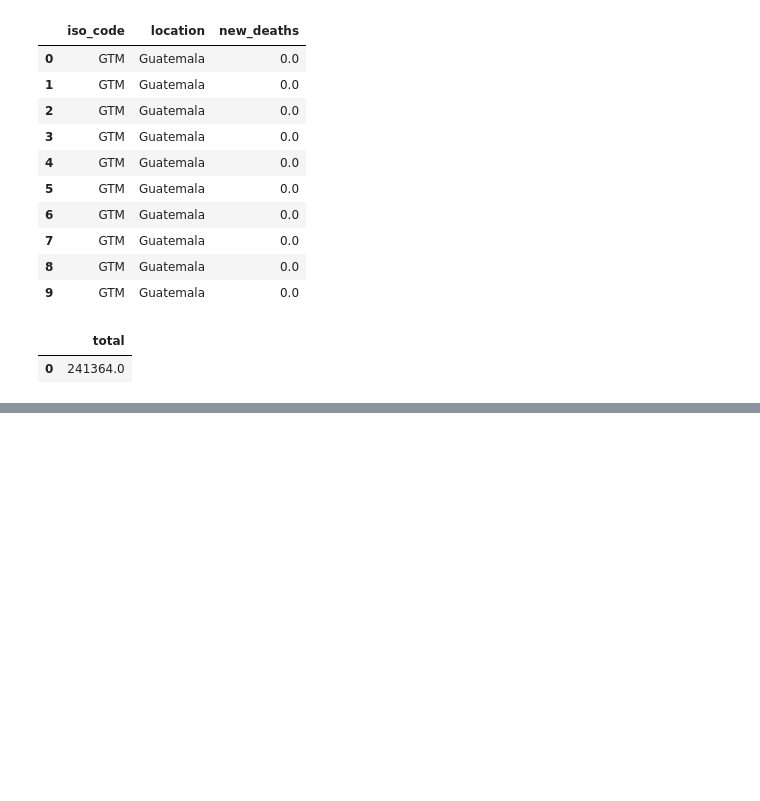
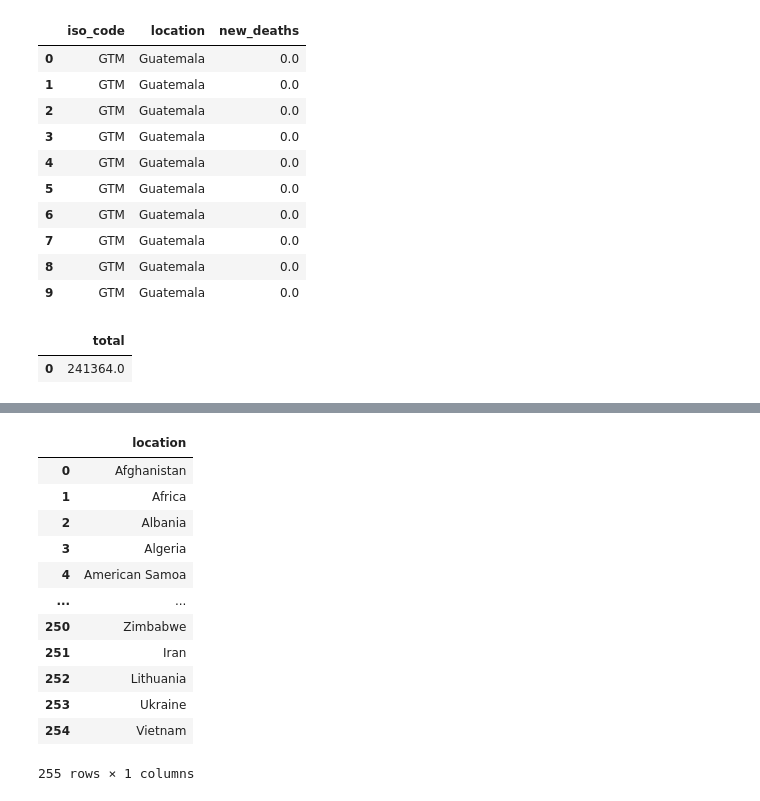
Before and after one commit to dianysof/COVID_SQL, a Jupyter notebook: notebook.ipynb, the cells around one changed output, grey strips where cells are left out. Drawn from its saved outputs; the diff is of its cells as text; code cells hidden in the pictures; blank space fills up the shorter version.

```diff
--- a/notebook.ipynb
+++ b/notebook.ipynb
@@ -102,0 +115,16 @@ duckdb.query("SELECT SUM(new_deaths) AS total FROM df WHERE location='Peru' OR l
+# %%
+duckdb.query("SELECT DISTINCT(location) FROM df;").to_df()
+# %% [output]
+|  | location |
+| 0 | Afghanistan |
+| 1 | Africa |
+| 2 | Albania |
+| 3 | Algeria |
+| 4 | American Samoa |
+| ... | ... |
+| 250 | Zimbabwe |
+| 251 | Iran |
+| 252 | Lithuania |
+| 253 | Ukraine |
+| 254 | Vietnam |
+255 rows × 1 columns
```
Also changed, not shown: parts of 6 cells of this notebook.
